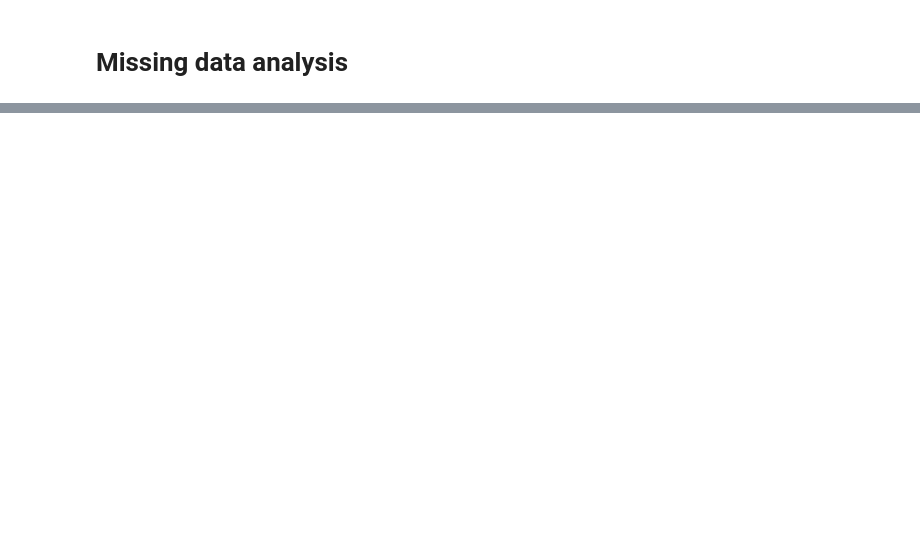
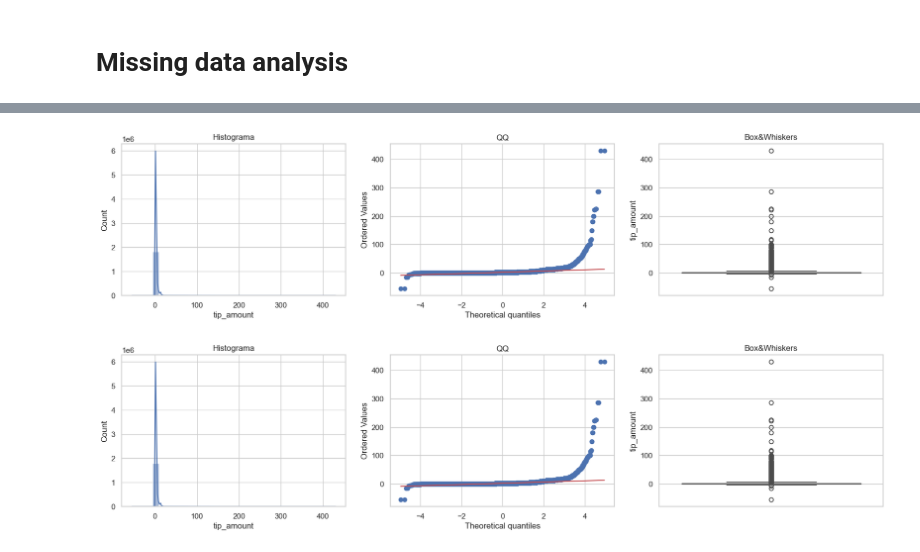
Before and after one commit to IA-UBA/analisis-de-datos, a Jupyter notebook: notebooks/MissingValuesAnalysis.ipynb, the cells around one changed output, grey strips where cells are left out. Saved outputs shown, nothing was run; the diff lists cells and outputs as text; code cells hidden in the pictures; blank space fills up the shorter version.

```diff
--- a/notebooks/MissingValuesAnalysis.ipynb
+++ b/notebooks/MissingValuesAnalysis.ipynb
@@ -60,0 +160,7 @@ dtype: object
+# %%
+
+outlier_diagnostic_plots(sample_df, "tip_amount")
+outlier_diagnostic_plots(mask_df, "tip_amount")
+# %% [output]
+[figure, added]
+[figure, added]
```
Also changed, not shown: parts of 43 cells of this notebook, 1 other file.
